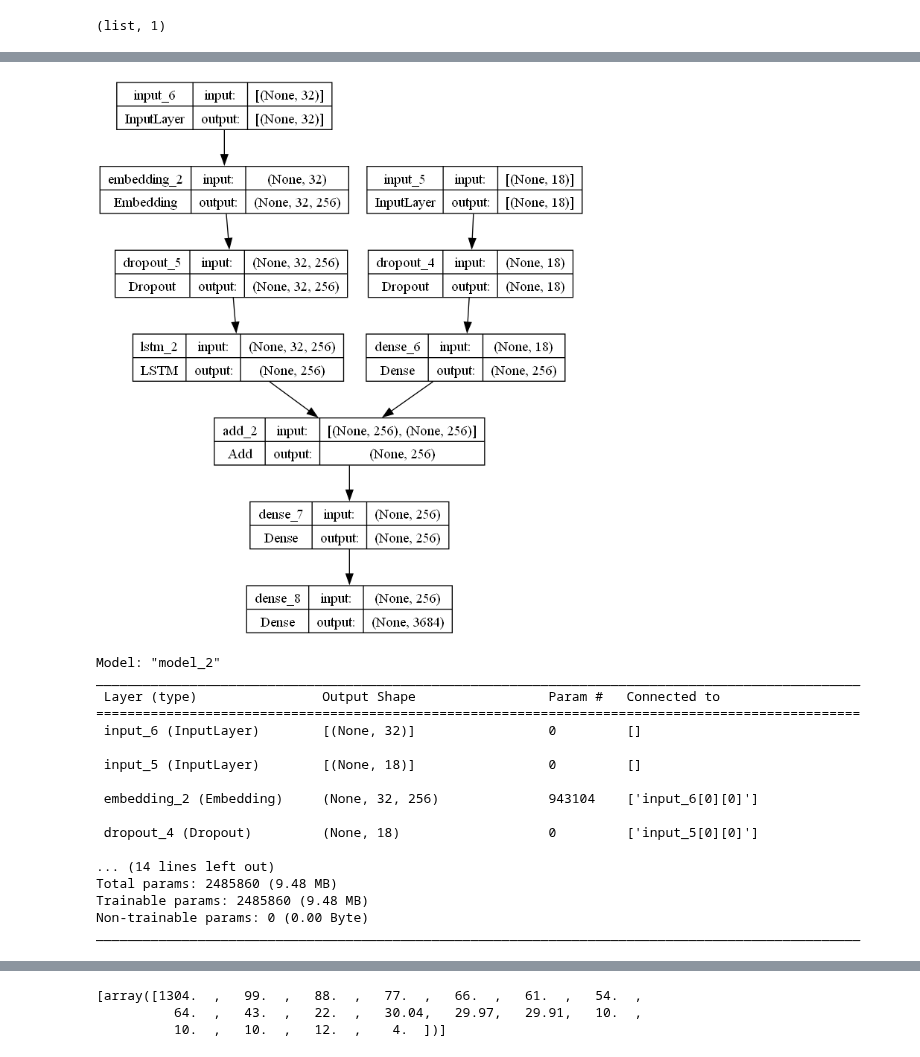
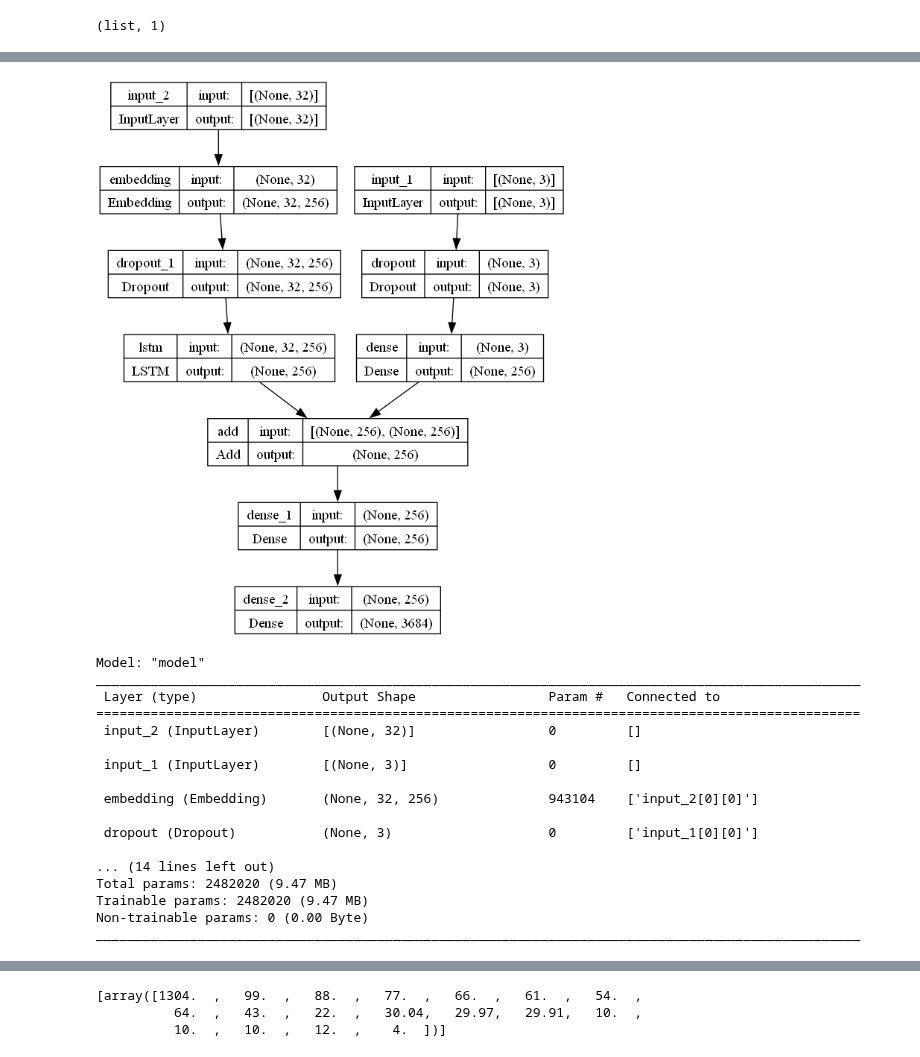
Before and after one commit to yamikaniphiri/image_captioning_exapmple, a Jupyter notebook: TF/test_weather_captioning.ipynb, the cells around one changed output, grey strips where cells are left out. Saved outputs shown, nothing was run; the diff lists cells and outputs as text; code cells hidden in the pictures.

```diff
--- a/TF/test_weather_captioning.ipynb
+++ b/TF/test_weather_captioning.ipynb
@@ -232,7 +233,7 @@ def data_generator(data_keys, mapping, features, tokenizer, max_length, vocab_si
 # %%
 # encoder model
 # image feature layers
-inputs1 = Input(shape=(18,))
+inputs1 = Input(shape=(3,))
 fe1 = Dropout(0.4)(inputs1)
 fe2 = Dense(256, activation='relu')(fe1)
 # sequence feature layers
@@ -255,22 +259,22 @@ plot_model(model, show_shapes=True)
-[figure, old version]
+[figure, new version]
 # %%
 model.summary()
 # %% [output]
-Model: "model_2"
+Model: "model"
 __________________________________________________________________________________________________
  Layer (type)                Output Shape                 Param #   Connected to
 ==================================================================================================
- input_6 (InputLayer)        [(None, 32)]                 0         []
+ input_2 (InputLayer)        [(None, 32)]                 0         []
 
- input_5 (InputLayer)        [(None, 18)]                 0         []
+ input_1 (InputLayer)        [(None, 3)]                  0         []
 
- embedding_2 (Embedding)     (None, 32, 256)              943104    ['input_6[0][0]']
+ embedding (Embedding)       (None, 32, 256)              943104    ['input_2[0][0]']
 
- dropout_4 (Dropout)         (None, 18)                   0         ['input_5[0][0]']
+ dropout (Dropout)           (None, 3)                    0         ['input_1[0][0]']
 
 ... (14 lines left out)
-Total params: 2485860 (9.48 MB)
-Trainable params: 2485860 (9.48 MB)
+Total params: 2482020 (9.47 MB)
+Trainable params: 2482020 (9.47 MB)
 Non-trainable params: 0 (0.00 Byte)
 __________________________________________________________________________________________________
 # %%
```
Also changed, not shown: parts of 10 cells of this notebook, 5 other files.
